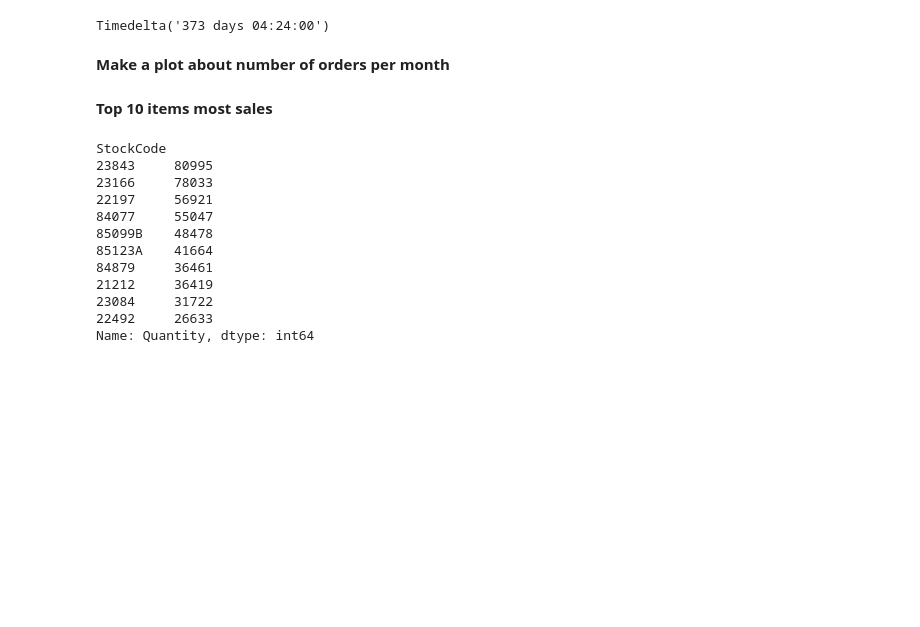
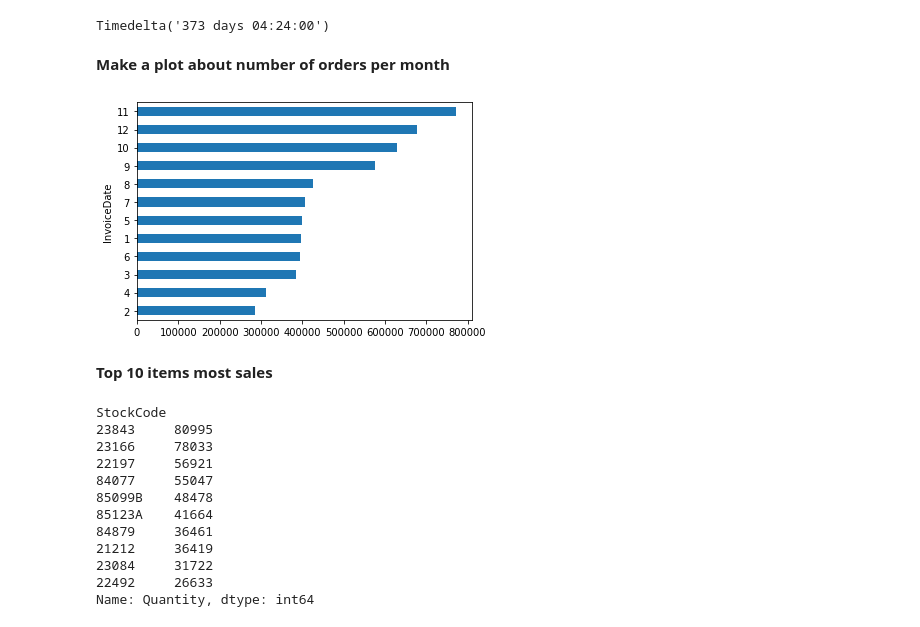
Before and after one commit to chuqbach/CoderSchool_DS, a Jupyter notebook: Assignment_3_EDA.ipynb, the cells around one changed output. Drawn from its saved outputs; the diff is of its cells as text; code cells hidden in the pictures; blank space fills up the shorter version.

```diff
--- a/Assignment_3_EDA.ipynb
+++ b/Assignment_3_EDA.ipynb
@@ -278,6 +279,10 @@ AttributeError: 'Timedelta' object has no attribute 'month'
 Timedelta('373 days 04:24:00')
 # %% [markdown]
 **Make a plot about number of orders per month**
+# %%
+retail.groupby(retail['InvoiceDate'].dt.month).sum()['Quantity'].sort_values().plot(kind='barh');
+# %% [output]
+[figure, added]
 # %% [markdown]
 **Top 10 items most sales**
 # %%
```
Also changed, not shown: parts of 4 cells of this notebook.
